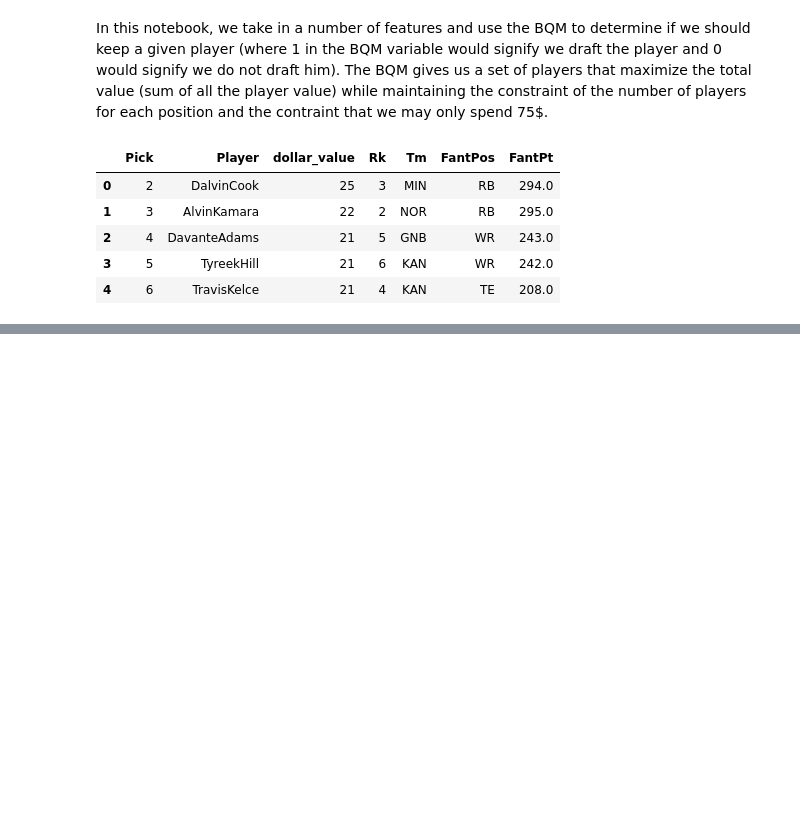
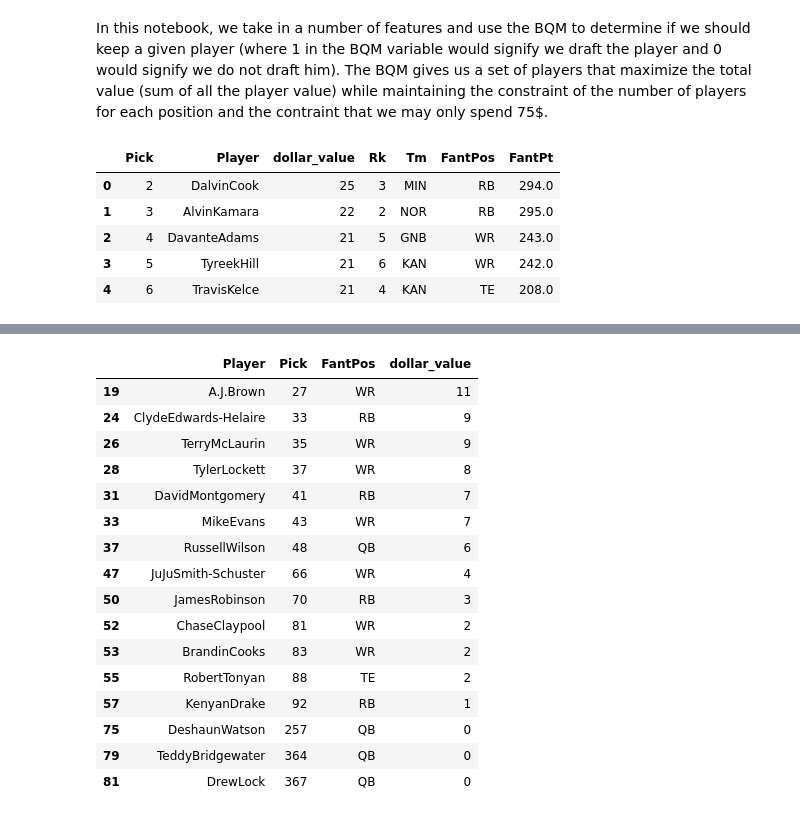
Before and after one commit to CDL-Quantum/Hackathon2021, a Jupyter notebook: Loo Boys/PythonNotebooks/Fantasy_Draft.ipynb, the cells around one changed output, grey strips where cells are left out. Drawn from its saved outputs; the diff is of its cells as text; code cells hidden in the pictures; blank space fills up the shorter version.

```diff
--- a/Loo Boys/PythonNotebooks/Fantasy_Draft.ipynb
+++ b/Loo Boys/PythonNotebooks/Fantasy_Draft.ipynb
@@ -102,0 +130,26 @@ pd.DataFrame(df.iloc[indices][['Player','Pick', 'FantPos', 'dollar_value' ]])
+# %%
+indices_anneal = []
+
+for i,v in res.first.sample.items():
+    if v != 0:
+        indices_anneal.append(i)
+# %%
+pd.DataFrame(df.iloc[indices_anneal][['Player','Pick', 'FantPos', 'dollar_value' ]])
+# %% [output]
+|  | Player | Pick | FantPos | dollar_value |
+| 19 | A.J.Brown | 27 | WR | 11 |
+| 24 | ClydeEdwards-Helaire | 33 | RB | 9 |
+| 26 | TerryMcLaurin | 35 | WR | 9 |
+| 28 | TylerLockett | 37 | WR | 8 |
+| 31 | DavidMontgomery | 41 | RB | 7 |
+| 33 | MikeEvans | 43 | WR | 7 |
+| 37 | RussellWilson | 48 | QB | 6 |
+| 47 | JuJuSmith-Schuster | 66 | WR | 4 |
+| 50 | JamesRobinson | 70 | RB | 3 |
+| 52 | ChaseClaypool | 81 | WR | 2 |
+| 53 | BrandinCooks | 83 | WR | 2 |
+| 55 | RobertTonyan | 88 | TE | 2 |
+| 57 | KenyanDrake | 92 | RB | 1 |
+| 75 | DeshaunWatson | 257 | QB | 0 |
+| 79 | TeddyBridgewater | 364 | QB | 0 |
+| 81 | DrewLock | 367 | QB | 0 |
```
Also changed, not shown: parts of 11 cells of this notebook.
